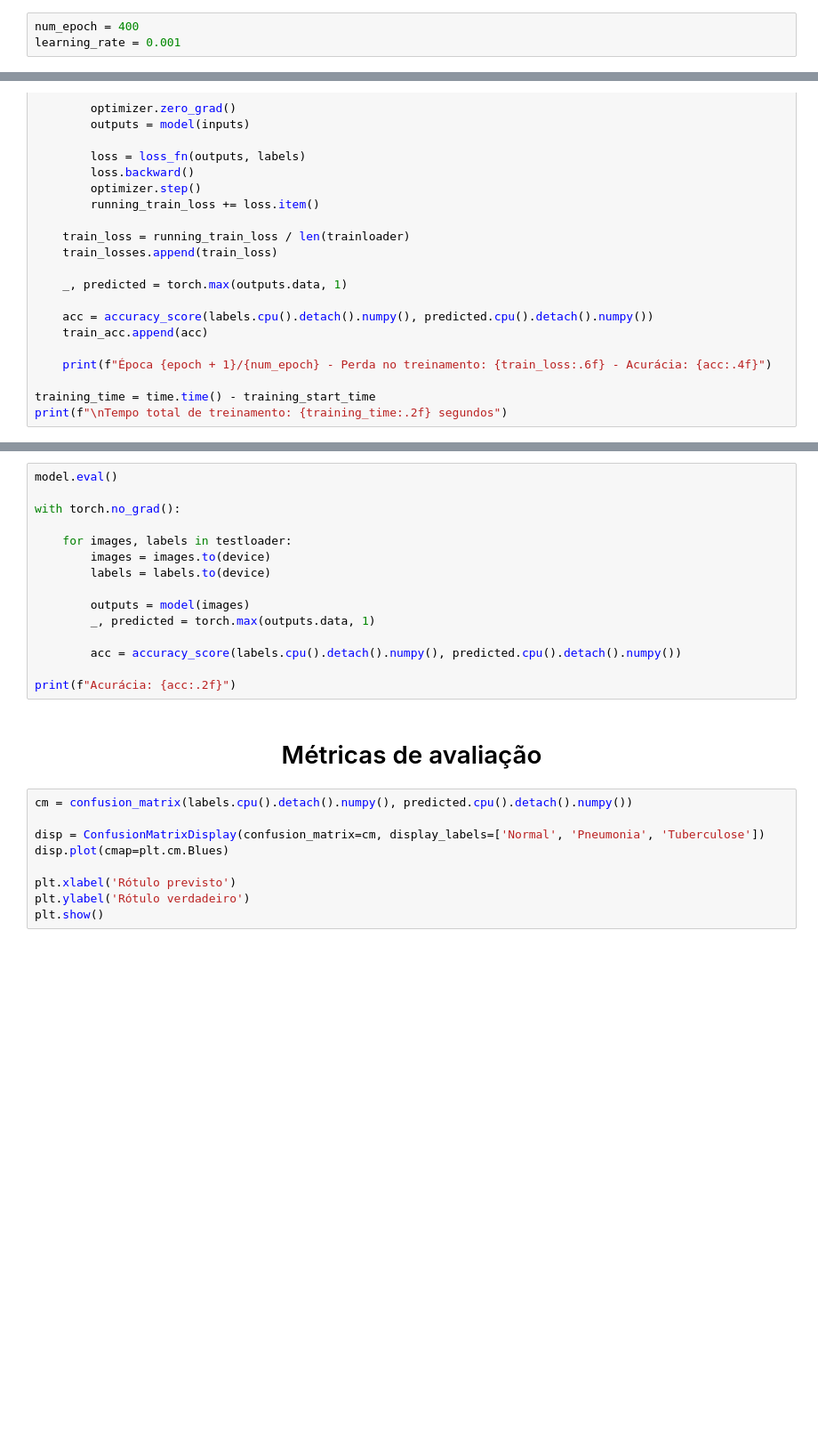
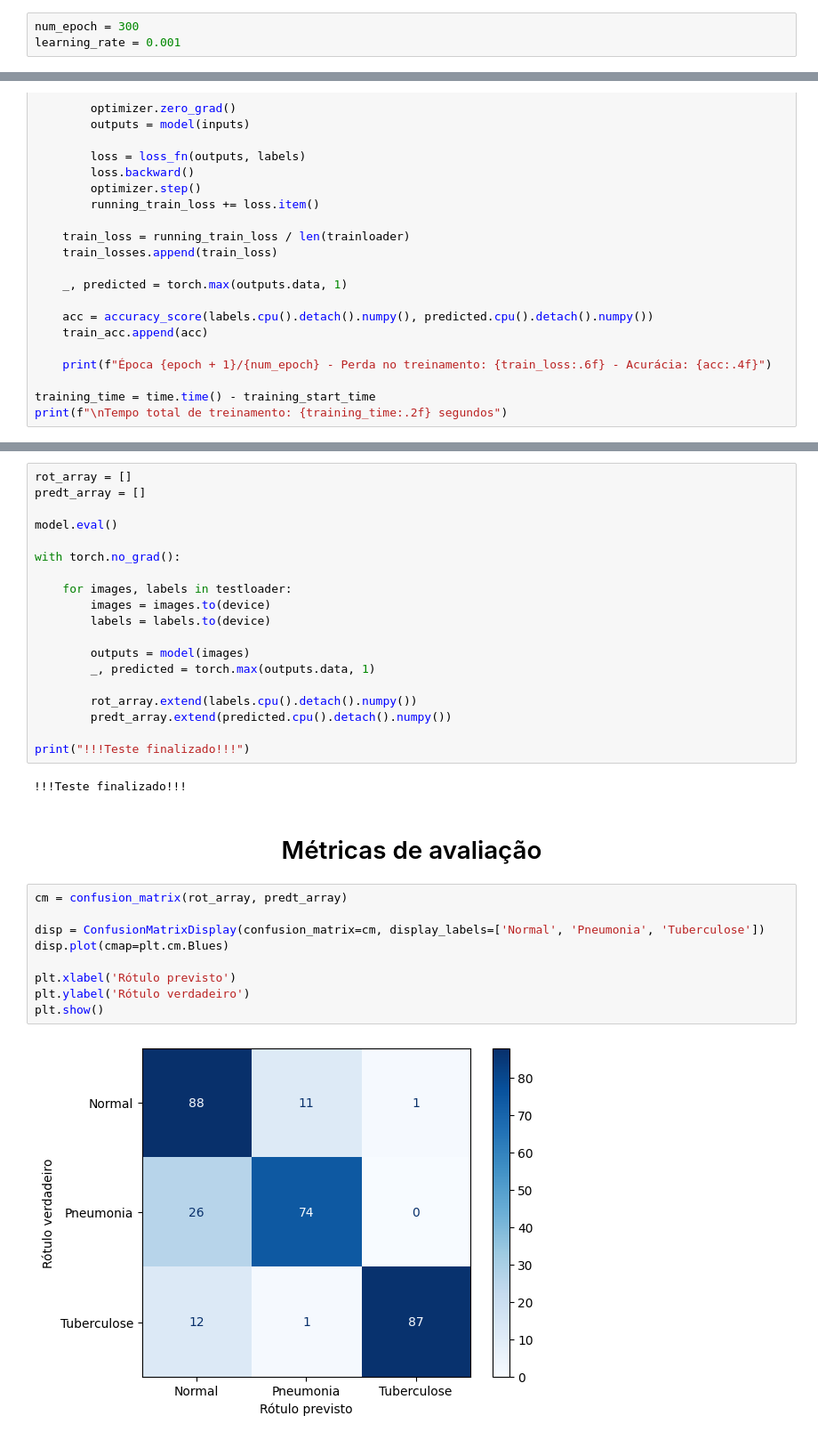
Before and after one commit to AlxDev-hub/Classificacao-KAN-DoencasPulmonares, a Jupyter notebook: teste2_cnn.ipynb, the cells around one changed output, grey strips where cells are left out. Shown at 89% size. Saved outputs shown, nothing was run; the diff lists cells and outputs as text; blank space fills up the shorter version.

Commit message:
Dissertação final: Dataset 1000 imagens

```diff
--- a/teste2_cnn.ipynb
+++ b/teste2_cnn.ipynb
@@ -80,5 +100,5 @@ model.to(device)
 # %%
-num_epoch = 400
+num_epoch = 300
 learning_rate = 0.001
 # %%
 optimizer = optim.Adam(model.parameters(), lr=learning_rate)
@@ -136,4 +159,7 @@ plt.suptitle("Treinamento", fontsize = 20)
 # %%
+rot_array = []
+predt_array = []
+
 model.eval()
 
 with torch.no_grad():
@@ -145,18 +171,23 @@ with torch.no_grad():
         outputs = model(images)
         _, predicted = torch.max(outputs.data, 1)
 
-        acc = accuracy_score(labels.cpu().detach().numpy(), predicted.cpu().detach().numpy())
+        rot_array.extend(labels.cpu().detach().numpy())
+        predt_array.extend(predicted.cpu().detach().numpy())
 
-print(f"Acurácia: {acc:.2f}")
+print("!!!Teste finalizado!!!")
+# %% [output]
+!!!Teste finalizado!!!
 # %% [markdown]
 # <center>Métricas de avaliação</center>
-# %%
-cm = confusion_matrix(labels.cpu().detach().numpy(), predicted.cpu().detach().numpy())
-
-disp = ConfusionMatrixDisplay(confusion_matrix=cm, display_labels=['Normal', 'Pneumonia', 'Tuberculose'])
-disp.plot(cmap=plt.cm.Blues)
-
-plt.xlabel('Rótulo previsto')
-plt.ylabel('Rótulo verdadeiro')
-plt.show()
+# %%
+cm = confusion_matrix(rot_array, predt_array)
+
+disp = ConfusionMatrixDisplay(confusion_matrix=cm, display_labels=['Normal', 'Pneumonia', 'Tuberculose'])
+disp.plot(cmap=plt.cm.Blues)
+
+plt.xlabel('Rótulo previsto')
+plt.ylabel('Rótulo verdadeiro')
+plt.show()
+# %% [output]
+[figure, added]
 # %%
```
Also changed, not shown: parts of 10 cells of this notebook.
